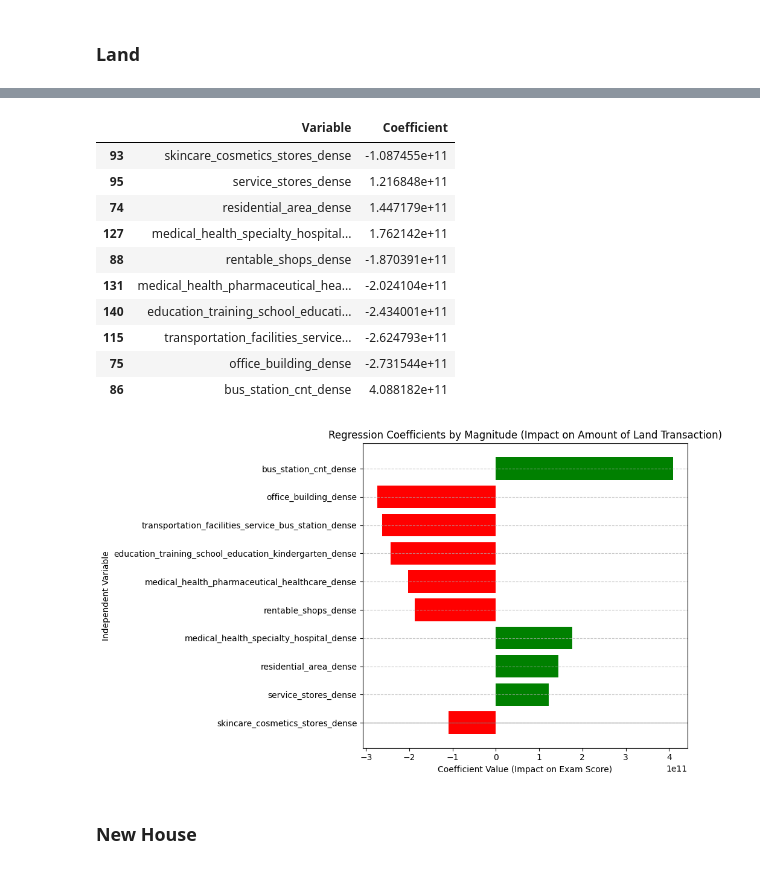
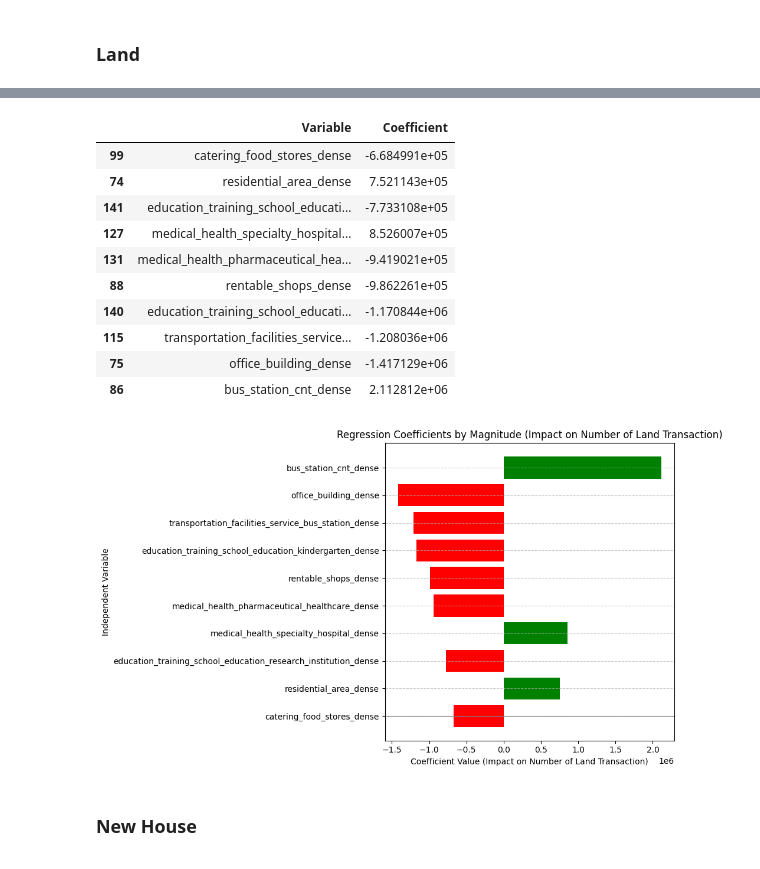
Before and after one commit to haqianta212/etsKapselSainsData, a Jupyter notebook: RegressionSector.ipynb, the cells around one changed output, grey strips where cells are left out. Drawn from its saved outputs; the diff is of its cells as text; code cells hidden in the pictures.

```diff
--- a/RegressionSector.ipynb
+++ b/RegressionSector.ipynb
@@ -127,4 +149,4 @@ df_land_sector = pd.merge(dfLand_bySector, dfSector, on=pivot_column, how='inner
 # selected_column_series
 # %%
 # if __name__ == "__main__":
-# coef_list = run_multiple_regression_analysis(df_land_sector['transaction_amount'], df_land_sector.iloc[:, 6:-1])
+coef_list = run_multiple_regression_analysis(df_land_sector['num_land_transactions'], df_land_sector.iloc[:, 6:-1])
@@ -144,34 +184,34 @@ df_coef_10Most = df_coef_10Most.sort_values(by='Absolute_Coefficient', ascending
 df_coef_10Most
 # %% [output]
 |  | Variable | Coefficient |
-| 93 | skincare_cosmetics_stores_dense | -1.087455e+11 |
-| 95 | service_stores_dense | 1.216848e+11 |
-| 74 | residential_area_dense | 1.447179e+11 |
-| 127 | medical_health_specialty_hospital... | 1.762142e+11 |
-| 88 | rentable_shops_dense | -1.870391e+11 |
-| 131 | medical_health_pharmaceutical_hea... | -2.024104e+11 |
-| 140 | education_training_school_educati... | -2.434001e+11 |
-| 115 | transportation_facilities_service... | -2.624793e+11 |
-| 75 | office_building_dense | -2.731544e+11 |
-| 86 | bus_station_cnt_dense | 4.088182e+11 |
+| 99 | catering_food_stores_dense | -6.684991e+05 |
+| 74 | residential_area_dense | 7.521143e+05 |
+| 141 | education_training_school_educati... | -7.733108e+05 |
+| 127 | medical_health_specialty_hospital... | 8.526007e+05 |
+| 131 | medical_health_pharmaceutical_hea... | -9.419021e+05 |
+| 88 | rentable_shops_dense | -9.862261e+05 |
+| 140 | education_training_school_educati... | -1.170844e+06 |
+| 115 | transportation_facilities_service... | -1.208036e+06 |
+| 75 | office_building_dense | -1.417129e+06 |
+| 86 | bus_station_cnt_dense | 2.112812e+06 |
 # %%
 # --- PLOT THE SORTED COEFFICIENTS ---
 # Create colors based on the sign of the coefficient (positive = green, negative = red)
 colors = ['g' if c > 0 else 'r' for c in df_coef_10Most['Coefficient']]
 
 plt.figure(figsize=(10, 6))
 plt.barh(df_coef_10Most['Variable'], df_coef_10Most['Coefficient'], color=colors)
 plt.axhline(0, color='grey', linewidth=0.8) # Add a line at y=0 for reference
-plt.title('Regression Coefficients by Magnitude (Impact on Amount of Land Transaction)')
-plt.xlabel('Coefficient Value (Impact on Exam Score)')
+plt.title('Regression Coefficients by Magnitude (Impact on Number of Land Transaction)')
+plt.xlabel('Coefficient Value (Impact on Number of Land Transaction)')
 plt.ylabel('Independent Variable')
 # plt.xticks(rotation=45, ha='right') # Rotate variable names for better readability
 plt.grid(axis='y', linestyle='--', alpha=0.7)
 plt.tight_layout()
 # plt.show()
 plt.savefig('D:/kuliah smt 7/kapsel/ets/correlation_land_sector.png')
 # %% [output]
-[figure, old version]
+[figure, new version]
 # %% [markdown]
 ### New House
 # %%
```
Also changed, not shown: parts of 14 cells of this notebook.
